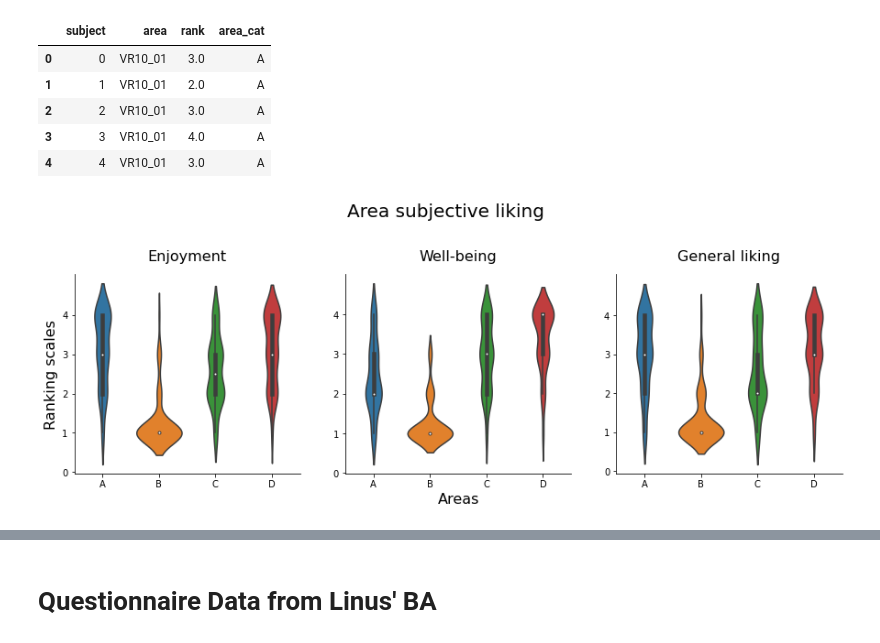
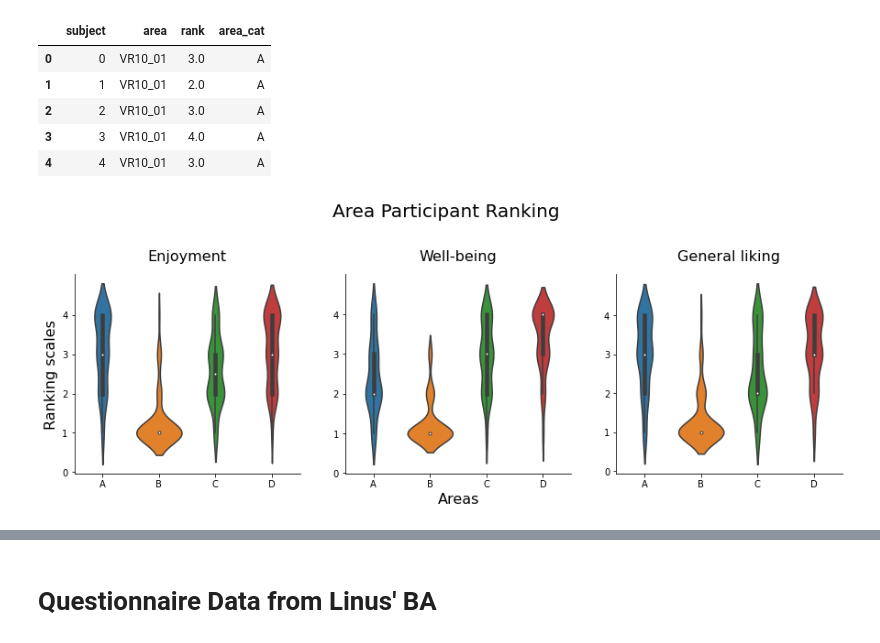
Before and after one commit to ELI-VR/ELI-VR-DataAnalysis, a Jupyter notebook: Questionnaire-Data-Plots-and-Comparisons.ipynb, the cells around one changed output, grey strips where cells are left out. Drawn from its saved outputs; the diff is of its cells as text; code cells hidden in the pictures.

Commit message:
changed some titles and scales added area liking

```diff
--- a/Questionnaire-Data-Plots-and-Comparisons.ipynb
+++ b/Questionnaire-Data-Plots-and-Comparisons.ipynb
@@ -555,32 +571,32 @@ sns.violinplot(
     y='rank',
     palette=sns.color_palette('tab10'),
     ax=axes[2]
 )
 
 axes[0].set_title('Enjoyment', fontsize=16, pad=15)
 axes[0].set_ylabel('Ranking scales')
 axes[0].set_xlabel('')
 axes[0].set_yticks([0,1,2,3,4])
 axes[0].yaxis.label.set_size(16)
 axes[0].xaxis.label.set_size(16)
 
 axes[1].set_title('Well-being', fontsize=16, pad=15)
 axes[1].set_ylabel('')
 axes[1].set_xlabel('Areas')
 axes[1].set_yticks([0,1,2,3,4])
 axes[1].yaxis.label.set_size(16)
 axes[1].xaxis.label.set_size(16)
 
 axes[2].set_title('General liking', fontsize=16, pad=15)
 axes[2].set_ylabel('')
 axes[2].set_xlabel('')
 axes[2].set_yticks([0,1,2,3,4])
 axes[2].yaxis.label.set_size(16)
 axes[2].xaxis.label.set_size(16)
 
-plt.suptitle('Area subjective liking', size=20, y=1.15)
+plt.suptitle('Area Participant Ranking', size=20, y=1.15)
 sns.despine()
 
 plt.show()
 # %% [output]
-[figure, old version]
+[figure, new version]
```
Also changed, not shown: parts of 6 cells of this notebook.
